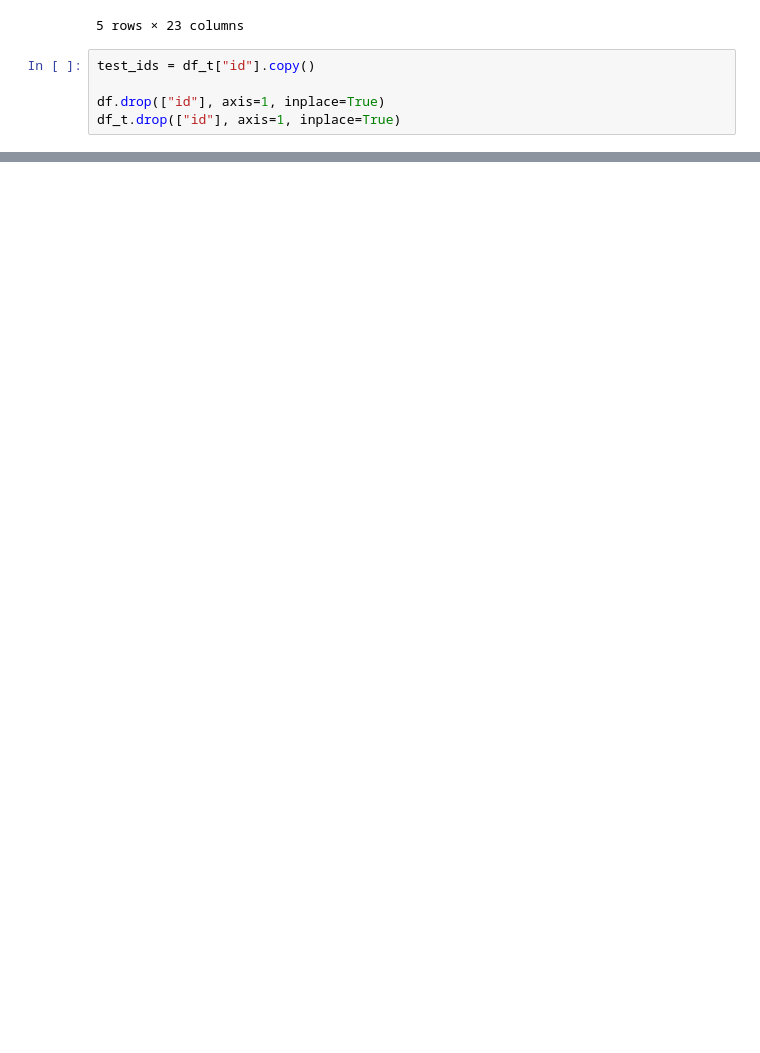
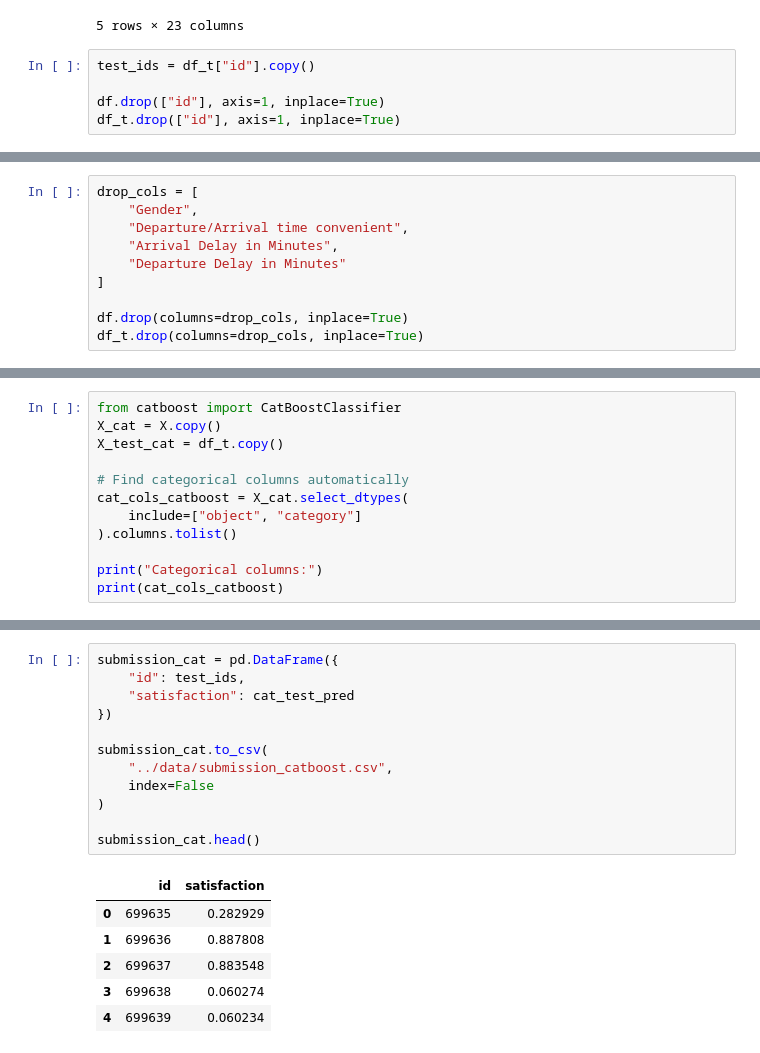
Before and after one commit to anushka3690/Predicting-Airline-Satisfaction, a Jupyter notebook: notebook/model1.ipynb, the cells around one changed output, grey strips where cells are left out. Cells and saved outputs as stored; diff of their text form; blank space fills up the shorter version.

```diff
--- a/notebook/model1.ipynb
+++ b/notebook/model1.ipynb
@@ -23,0 +57,10 @@ df_t.drop(["id"], axis=1, inplace=True)
+# %%
+drop_cols = [
+    "Gender",
+    "Departure/Arrival time convenient",
+    "Arrival Delay in Minutes",
+    "Departure Delay in Minutes"
+]
+
+df.drop(columns=drop_cols, inplace=True)
+df_t.drop(columns=drop_cols, inplace=True)
@@ -23,0 +358,12 @@ df_t.drop(["id"], axis=1, inplace=True)
+# %%
+from catboost import CatBoostClassifier
+X_cat = X.copy()
+X_test_cat = df_t.copy()
+
+# Find categorical columns automatically
+cat_cols_catboost = X_cat.select_dtypes(
+    include=["object", "category"]
+).columns.tolist()
+
+print("Categorical columns:")
+print(cat_cols_catboost)
@@ -23,0 +496,19 @@ df_t.drop(["id"], axis=1, inplace=True)
+# %%
+submission_cat = pd.DataFrame({
+    "id": test_ids,
+    "satisfaction": cat_test_pred
+})
+
+submission_cat.to_csv(
+    "../data/submission_catboost.csv",
+    index=False
+)
+
+submission_cat.head()
+# %% [output]
+|  | id | satisfaction |
+| 0 | 699635 | 0.282929 |
+| 1 | 699636 | 0.887808 |
+| 2 | 699637 | 0.883548 |
+| 3 | 699638 | 0.060274 |
+| 4 | 699639 | 0.060234 |
```
Also changed, not shown: parts of 28 cells of this notebook, 8 other files.
